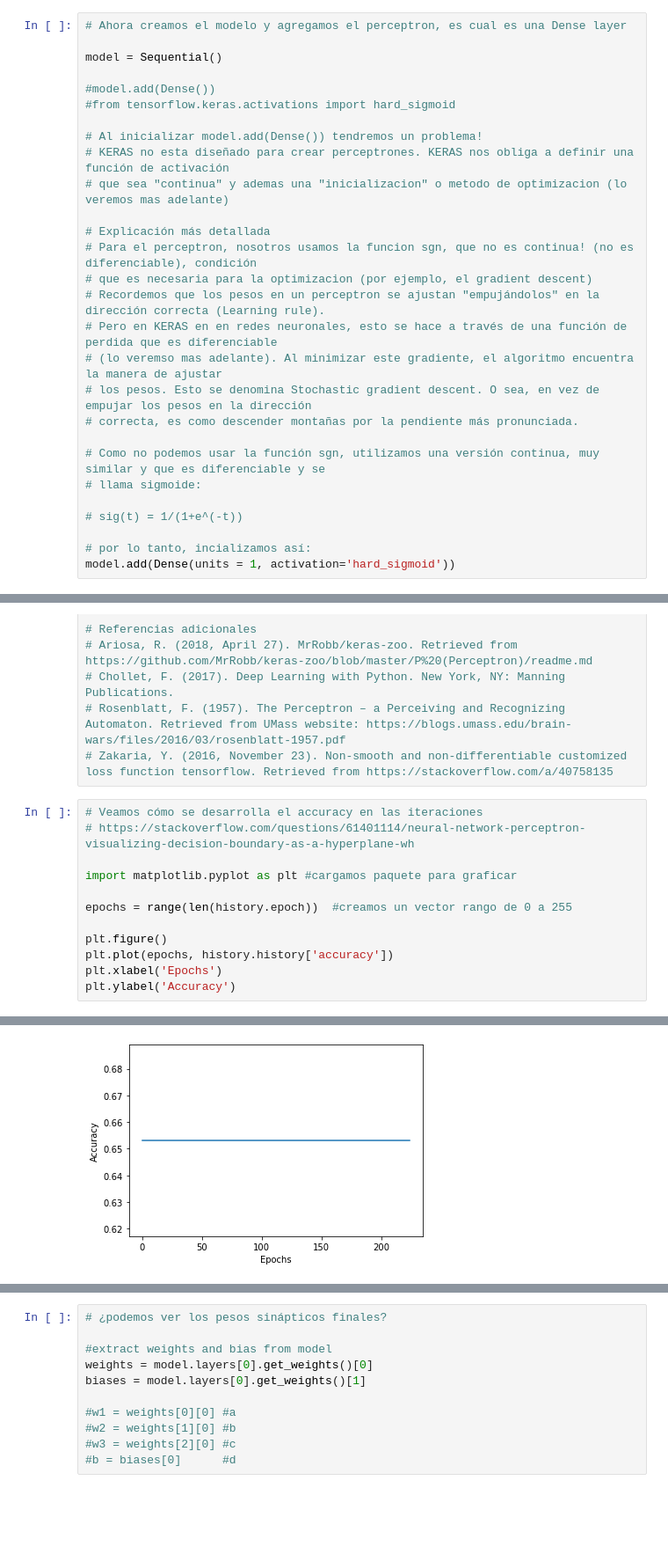
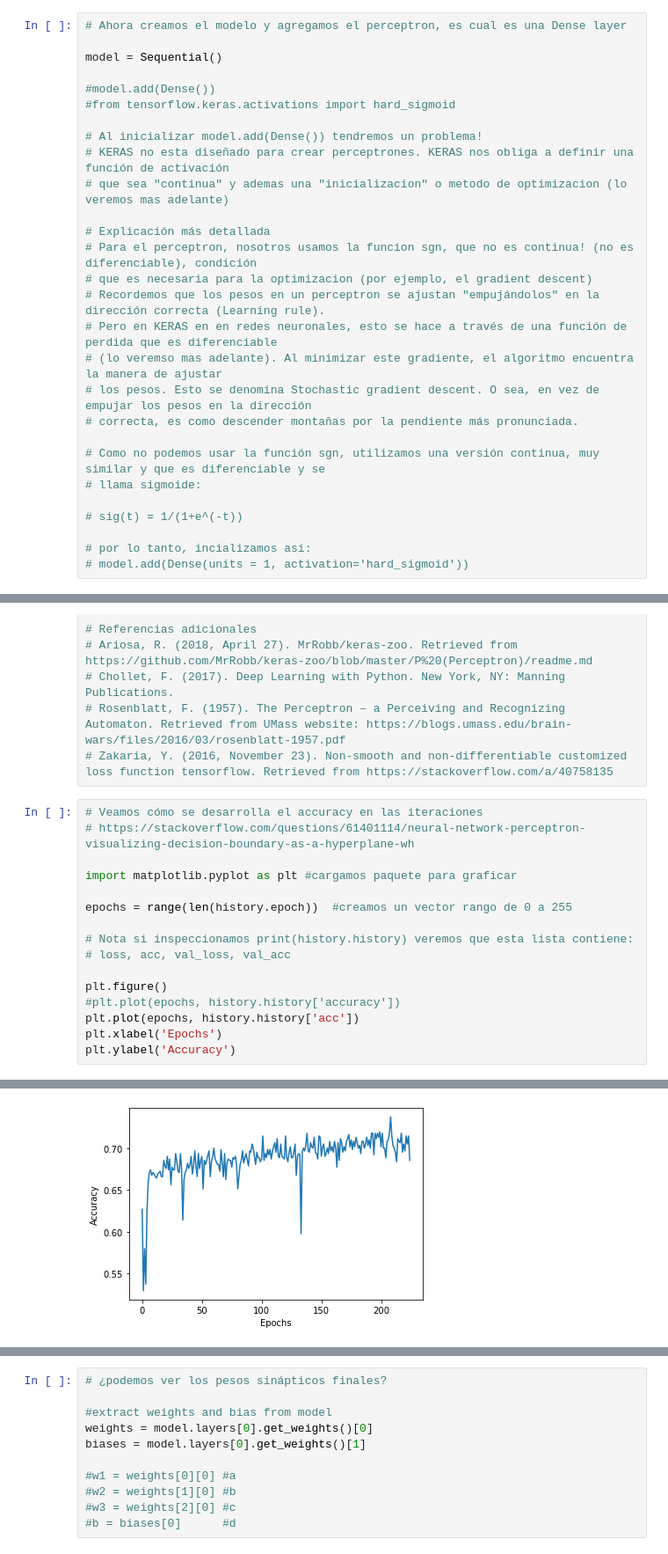
Before and after one commit to MAValle/deepLearning_intro_course, a Jupyter notebook: model_perceptron1.ipynb, the cells around one changed output, grey strips where cells are left out. Shown at 88% size. Saved outputs shown, nothing was run; the diff lists cells and outputs as text; blank space fills up the shorter version.

```diff
--- a/model_perceptron1.ipynb
+++ b/model_perceptron1.ipynb
@@ -95,7 +95,7 @@ model = Sequential()
 # sig(t) = 1/(1+e^(-t))
 
 # por lo tanto, incializamos así:
-model.add(Dense(units = 1, activation='hard_sigmoid'))
+# model.add(Dense(units = 1, activation='hard_sigmoid'))
 # %%
 # Pero también decimos que el perceptron tendra 8 entradas (8 pesos)
 #model.add(Dense(1, input_shape=(8,), activation=hard_sigmoid, kernel_initializer='glorot_uniform'))
@@ -160,18 +150,22 @@ Epoch 225/225
 # %%
 # Veamos cómo se desarrolla el accuracy en las iteraciones
 # https://stackoverflow.com/questions/61401114/neural-network-perceptron-visualizing-decision-boundary-as-a-hyperplane-wh
 
 import matplotlib.pyplot as plt #cargamos paquete para graficar
 
 epochs = range(len(history.epoch))  #creamos un vector rango de 0 a 255
 
+# Nota si inspeccionamos print(history.history) veremos que esta lista contiene:
+# loss, acc, val_loss, val_acc
+
 plt.figure()
-plt.plot(epochs, history.history['accuracy'])
+#plt.plot(epochs, history.history['accuracy'])
+plt.plot(epochs, history.history['acc'])
 plt.xlabel('Epochs')
 plt.ylabel('Accuracy')
 # %% [output]
 Text(0, 0.5, 'Accuracy')
-[figure, old version]
+[figure, new version]
 # %%
 # Veamos un plot de la funcion de perdida a traves de las iteraciones
 
```
Also changed, not shown: parts of 4 cells of this notebook.
